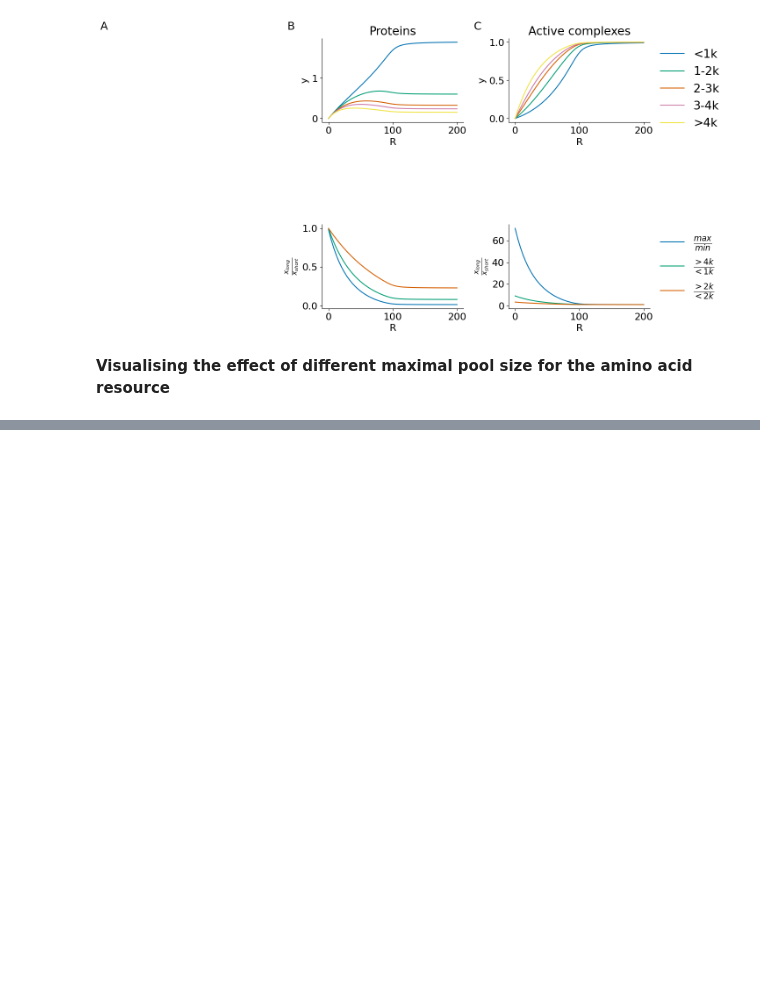
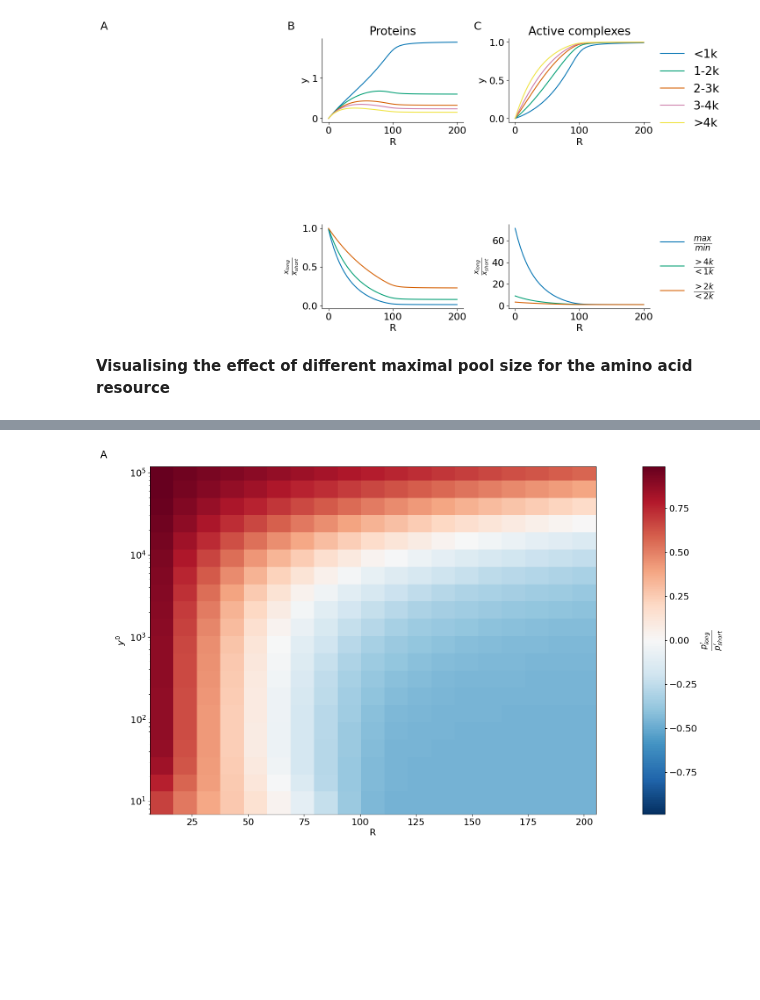
Before and after one commit to prubisch/competition_in_proteinsynthesis_in_autism, a Jupyter notebook: fig4_diff_ribo_competition_with_amino_acid.ipynb, the cells around one changed output, grey strips where cells are left out. Drawn from its saved outputs; the diff is of its cells as text; code cells hidden in the pictures; blank space fills up the shorter version.

```diff
--- a/fig4_diff_ribo_competition_with_amino_acid.ipynb
+++ b/fig4_diff_ribo_competition_with_amino_acid.ipynb
@@ -305,0 +593,51 @@ plt.show()
+# %%
+#do a heatmap which shows the different
+
+#if not wanting to run the parallelised competitions again, uncomment following line
+results_ys = np.load('diff_data/ribo_amino_resource_interaction.npz.npy')
+
+Ys = np.logspace(1,5, num = 20)#np.arange(int(N/4),int(N*4), int(N/4))
+Rs = np.linspace(1,200, num = 20)
+
+#calculate all comp_scores
+comp_c = np.zeros([Ys.shape[0], Rs.shape[0]-1])
+for i in range(Ys.shape[0]):
+    comp_c[i] = calc_comp_score(results_ys[i,:, 2,long_ind],results_ys[i,:, 2,short_ind], diff_axis = 1, mean_axis = 0)
+
+
+layout = '''
+AA
+AA
+'''
+
+fig = plt.figure(figsize=(16, 16))
+
+height_ratios = [2,0.1]
+width_ratios = [1,.05]
+
+specs, gs = panel_specs(layout, fig=fig)
+gs.set_height_ratios(height_ratios)
+gs.set_width_ratios(width_ratios)
+gs.hspace=0.8
+axes = {}
+for letter in 'A':
+    axes[letter] = ax = fig.add_subplot(specs[letter])
+label_panels(axes, letters='A', postfix='', offset_left=1.2)
+for a in list('A'):
+    axes[a].set_axis_off()
+
+ax = fig.add_subplot(gs[0:1,0])
+ax.set_yscale('log')
+cmax = np.max(np.abs([np.min(comp_c), np.max(comp_c)]))
+hm = ax.pcolor(Rs[1:],Ys, comp_c, cmap = 'RdBu_r',shading='nearest',vmin = -cmax, vmax = cmax)#, extent = [Ys[0], Ys[-1], Rs[1], Rs[-1]])
+hm_ax = fig.add_subplot(gs[0:1,1])
+cbar = fig.colorbar(hm, hm_ax)
+cbar.ax.set_ylabel("$\\frac{p_{long}'}{p_{short}'}$", fontsize = 20)
+ax.set_xlabel('R')
+ax.set_ylabel('$y^0$')
+
+plt.savefig(figures_path+'fig6_heatmap_YR_interaction.pdf')
+
+plt.show()
+# %% [output]
+[figure, added]
```
Also changed, not shown: parts of 11 cells of this notebook, 24 other files.
